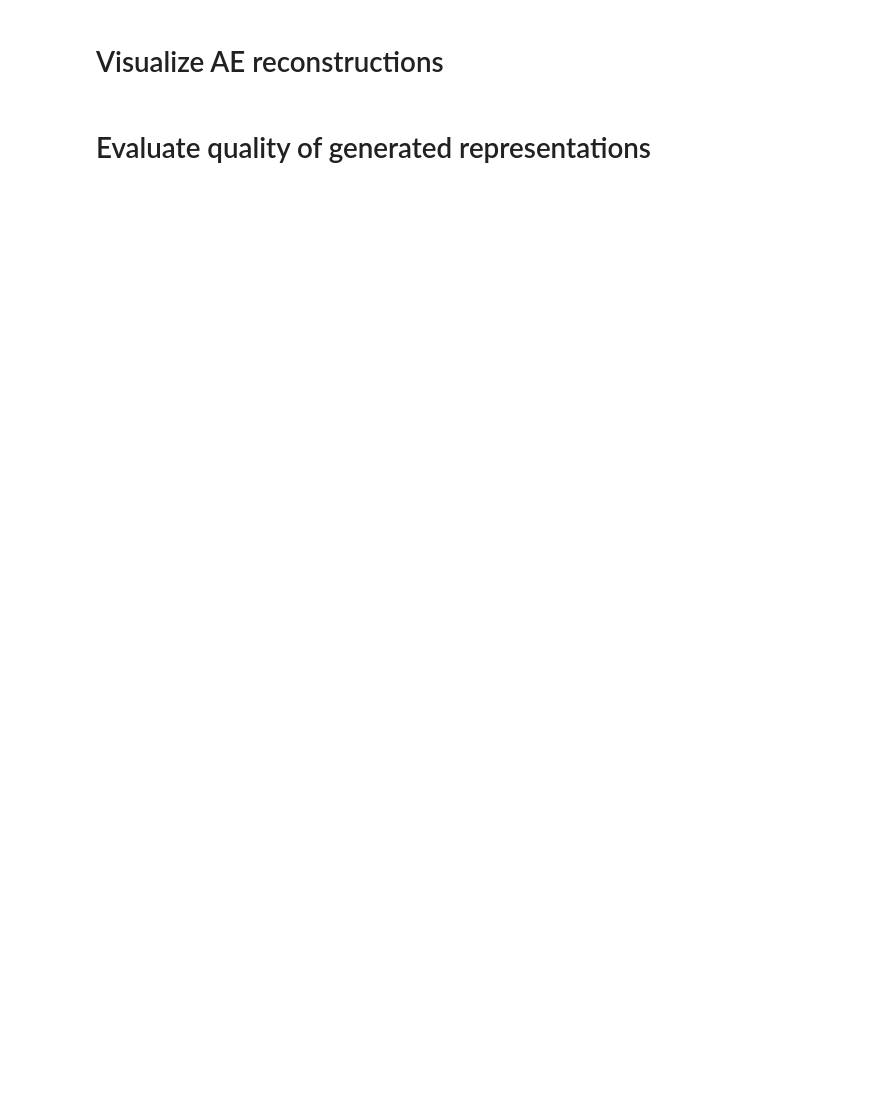
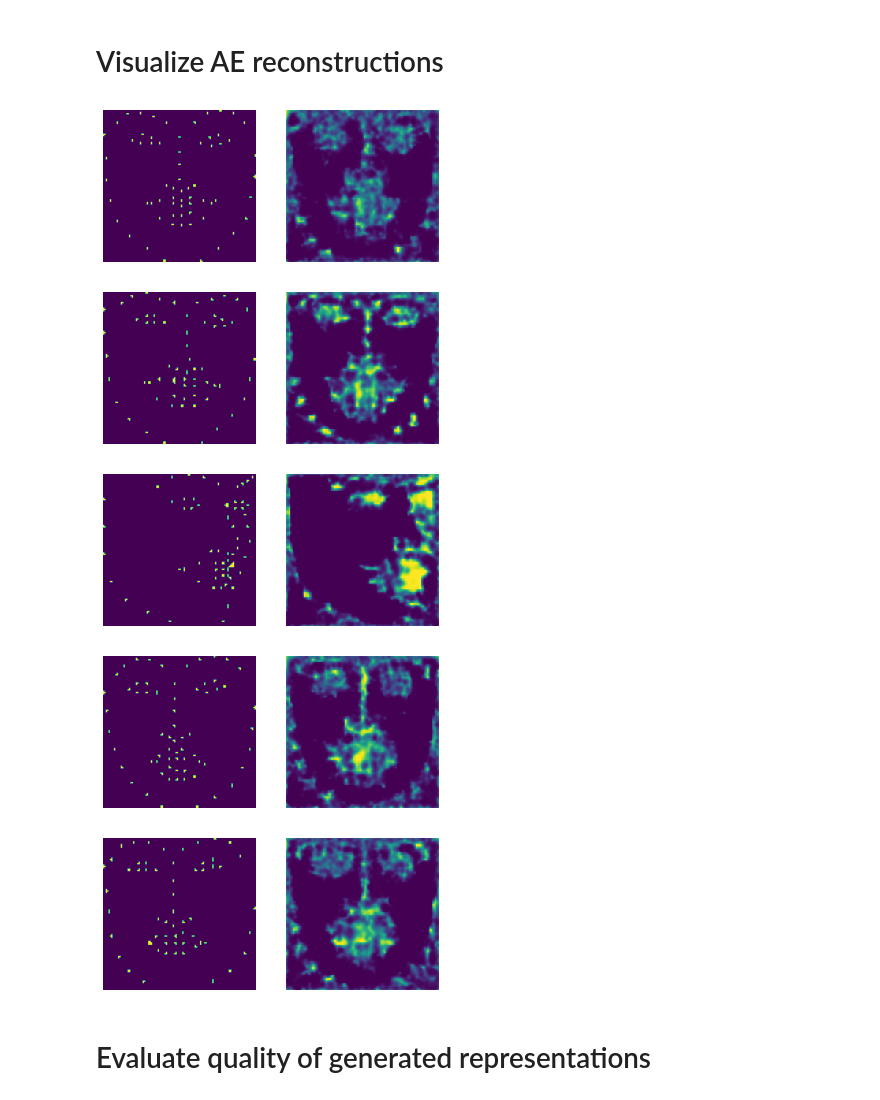
Before and after one commit to soroushhashemifar/Face-Representation-Augmentation, a Jupyter notebook: Evaluation.ipynb, the cells around one changed output. Drawn from its saved outputs; the diff is of its cells as text; code cells hidden in the pictures; blank space fills up the shorter version.

```diff
--- a/Evaluation.ipynb
+++ b/Evaluation.ipynb
@@ -16,14 +16,8 @@ import random
 
 class CustomDataSet(torch.utils.data.Dataset):
 
-    def __init__(self, type_="train"):
-        self.type_ = type_
-
+    def __init__(self):
         all_files = list(set([re.findall(r"(.+)_(\d+)_(.+)_(\d+)_(\d+)_.+", filename)[0] for filename in os.listdir(f"/media/soroushh/Storage2/matrices/evaluation")]))
-        if self.type_ == "train":
-            all_files = all_files[:int((2/3) * len(all_files))]
-        else:
-            all_files = all_files[int((2/3) * len(all_files)):]
 
         self.final_database = []
         for person1_name, triple_to_reconstruct_index, person2_name, triple_to_change_input_index, triple_to_change_output_index in all_files:
@@ -89,4 +74,3 @@ valset = image_paths[index:]
 # %%
-# train_dataset = CustomDataSet(trainset, type_="train", precomputerd=True)
-val_dataset = CustomDataSet(type_="val")
+val_dataset = CustomDataSet()
 # %%
@@ -122,26 +108,41 @@ ConvAutoencoder(
 # Visualize AE reconstructions
 # %%
 with torch.no_grad():
-    for data in train_dataloader:
+    for i in np.random.randint(0, len(val_dataset), 5):
+        data = val_dataset[i]
+
         pose_img = data[0]
+        pose_img = torch.tensor(pose_img)
+        pose_img = pose_img.unsqueeze(0)
         pose_img = pose_img.permute(0, 3, 1, 2)
         pose_img = pose_img.to("cuda").to(torch.float32)
+
         input_emb = data[1]
+        input_emb = torch.tensor(input_emb)
+        input_emb = input_emb.unsqueeze(0)
         input_emb = input_emb.to("cuda").to(torch.float32)
+
         output_emb = data[2]
+        output_emb = torch.tensor(output_emb)
+        output_emb = output_emb.unsqueeze(0)
         output_emb = output_emb.to("cuda").to(torch.float32)
 
         features = net.encoder(pose_img)
-
         reconstructed_data = net.decoder_pose_reconstructor(features)
 
         reconstructed_data = reconstructed_data.permute(0, 2, 3, 1).cpu().numpy()
         orig_data = pose_img.permute(0, 2, 3, 1).cpu().numpy()
 
-        for i in range(reconstructed_data.shape[0]):
-            plt.imshow(orig_data[i, :, :, 0])
-            plt.show()
-            plt.imshow(reconstructed_data[i, :, :, 0])
-            plt.show()
-
-        break
+        plt.subplot(1, 2, 1)
+        plt.imshow(orig_data[0, :, :, 0])
+        plt.axis('off')
+        plt.subplot(1, 2, 2)
+        plt.imshow(reconstructed_data[0, :, :, 0])
+        plt.axis('off')
+        plt.show()
+# %% [output]
+[figure, added]
+[figure, added]
+[figure, added]
+[figure, added]
+[figure, added]
```
Also changed, not shown: parts of 20 cells of this notebook, 3 other files.
